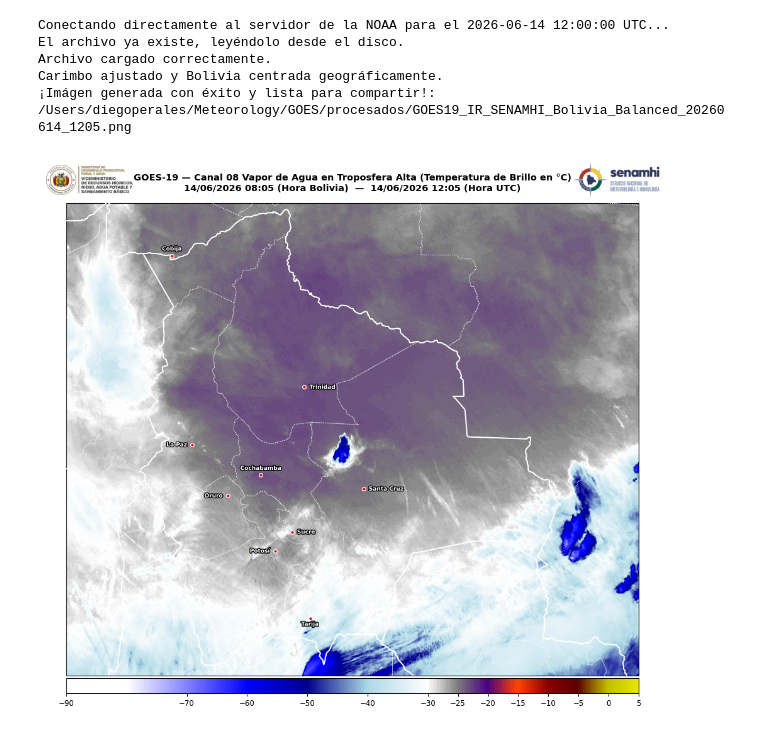
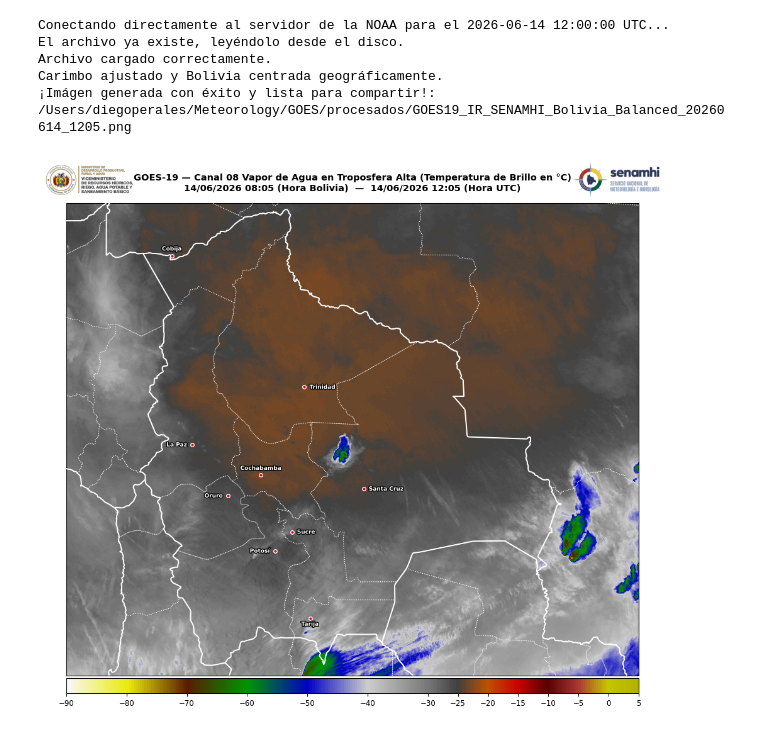
Before and after one commit to diegomapper/goes_env, a Jupyter notebook: Scripts/02_goes19_vapor_de_agua.ipynb, the cells around one changed output. Cells and saved outputs as stored; diff of their text form; code cells hidden in the pictures.

```diff
--- a/Scripts/02_goes19_vapor_de_agua.ipynb
+++ b/Scripts/02_goes19_vapor_de_agua.ipynb
@@ -101,19 +101,20 @@ def pos(temp):
     return (temp - VMIN) / rango_total
 
 colors_cira_exact = [
-    (pos(-90), '#ffffff'),  # -90°C: Blanco puro (Topes convectivos ultra altos/fríos)
-    (pos(-80), '#ffffff'),  # Estabilidad en el blanco
-    (pos(-60), '#0000ff'),  # -60°C: Azul eléctrico intenso
-    (pos(-50), '#00008b'),  # -50°C: Azul oscuro / Marino
-    (pos(-40), '#add8e6'),  # -40°C: Celeste claro / Cian
-    (pos(-30), '#ffffff'),  # -30°C: Blanco / Gris muy claro
-    (pos(-25), '#7d7d7d'),  # -25°C: Gris medio (Zona de transición neutra)
-    (pos(-20), '#4b0082'),  # -20°C: Índigo / Escuro seco
-    (pos(-15), '#ff4500'),  # -15°C: Naranja brillante / Alerta de subsidencia
-    (pos(-10), '#8b0000'),  # -10°C: Rojo oscuro / Aire muy seco
-    (pos(-5),  '#5c0000'), # -5°C: Transición marrón oscuro hacia el amarillo caliente
-    (pos(0),   '#c0c000'),  #   0°C: Amarillo oliva / Verde seco
-    (pos(5),   '#e6e600')   #   5°C: Amarillo brillante (Máxima subsidencia / Aire cálido y seco)
+    (pos(-90), '#F8F8F8'),  # Topes convectivos ultra altos/fríos
+    (pos(-80), '#EBEB0D'),
+    (pos(-70), '#591C00'),
+    (pos(-60), '#009600'),
+    (pos(-50), '#0000C5'),
+    (pos(-40), '#CDCDCD'),
+    (pos(-30), '#787878'),
+    (pos(-25), '#404040'),  # Zona de transición neutra
+    (pos(-20), '#BE5100'),
+    (pos(-15), '#CB0101'),
+    (pos(-10), '#590000'),  # Aire muy seco
+    (pos(-5),  '#A93535'),
+    (pos(0),   '#C6C600'),
+    (pos(5),   '#B2B200')   # Máxima subsidencia / Aire cálido y seco
 ]
 
 cmap_cira_perfecto = LinearSegmentedColormap.from_list('cira_rammb_wv_exact', colors_cira_exact)
@@ -192,7 +193,7 @@ cax = divider.append_axes("bottom", size="3.2%", pad=0.04, axes_class=plt.Axes)
 cbar = plt.colorbar(im, cax=cax, orientation='horizontal')
 
 # Colocamos exactamente los mismos marcadores de tu captura de pantalla
-cbar.set_ticks([5, 0, -5, -10, -15, -20, -25, -30, -40, -50, -60, -70, -90])
+cbar.set_ticks([5, 0, -5, -10, -15, -20, -25, -30, -40, -50, -60, -70, -80, -90])
 cbar.ax.tick_params(labelsize=8.5)
 
 # --- CAPA 7: POSICIONAMIENTO DINÁMICO DE LOGOS ---
@@ -203,31 +204,31 @@ try:
 
     if os.path.exists(img_ministerio_path) and os.path.exists(img_senamhi_path):
         logo_ministerio = mpimg.imread(img_ministerio_path)
         logo_senamhi = mpimg.imread(img_senamhi_path)
 
         pos_mapa = ax.get_position()
 
         ax_logo_min = fig.add_axes([pos_mapa.x0, pos_mapa.y1 + 0.005, 0.14, 0.07])
         ax_logo_min.imshow(logo_ministerio)
         ax_logo_min.axis('off')
 
         ax_logo_sen = fig.add_axes([pos_mapa.x1 - 0.14, pos_mapa.y1 + 0.005, 0.14, 0.07])
         ax_logo_sen.imshow(logo_senamhi)
         ax_logo_sen.axis('off')
         print("Carimbo ajustado y Bolivia centrada geográficamente.")
 except Exception as e:
     print(f"Alerta con logos: {e}")
 
 # Guardado
 output_name = f"{OUTPUTS}/GOES19_IR_SENAMHI_Bolivia_Balanced_{fecha_utc.strftime('%Y%m%d_%H%M')}.png"
 plt.savefig(output_name, dpi=200, bbox_inches='tight', pad_inches=0.03)
 print(f"¡Imágen generada con éxito y lista para compartir!: {output_name}")
 
 plt.show()
 # %% [output]
 Conectando directamente al servidor de la NOAA para el 2026-06-14 12:00:00 UTC...
 El archivo ya existe, leyéndolo desde el disco.
 Archivo cargado correctamente.
 Carimbo ajustado y Bolivia centrada geográficamente.
 ¡Imágen generada con éxito y lista para compartir!: /Users/diegoperales/Meteorology/GOES/procesados/GOES19_IR_SENAMHI_Bolivia_Balanced_20260614_1205.png
-[figure, old version]
+[figure, new version]
```
